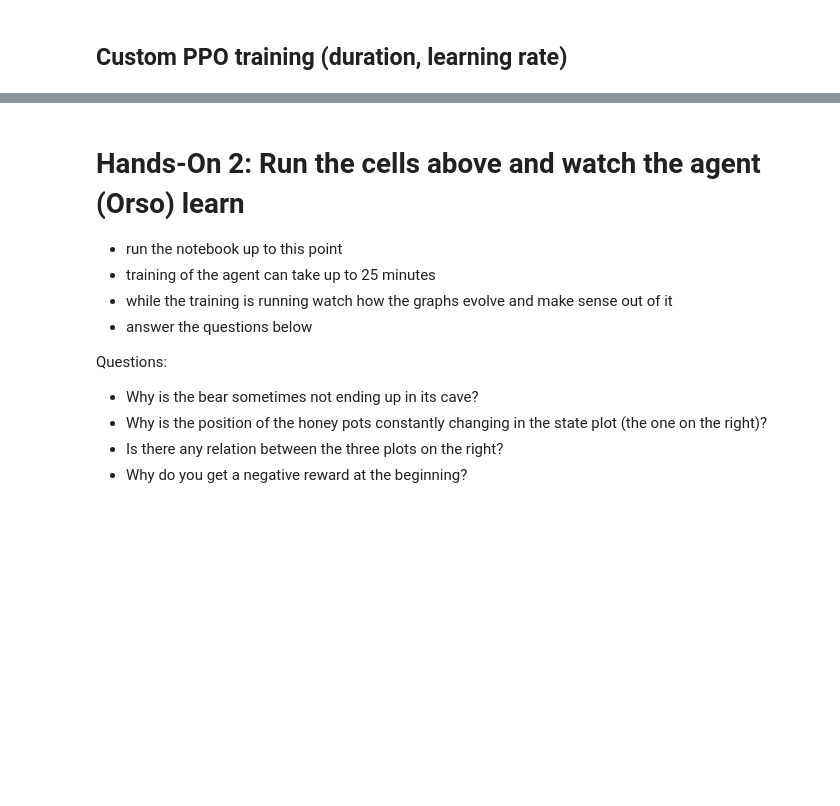
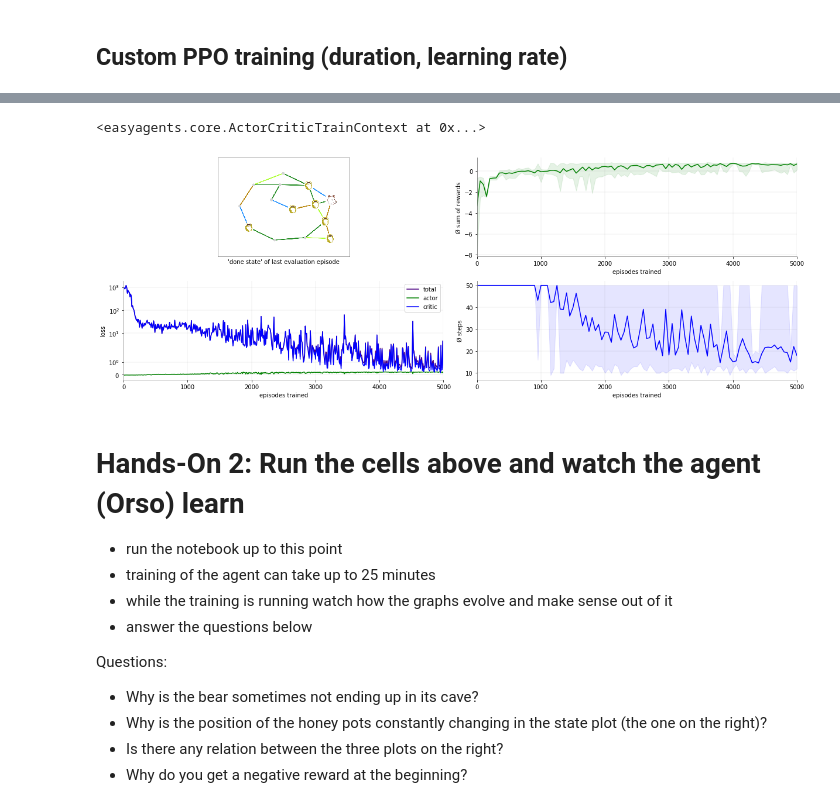
Before and after one commit to christianhidber/easyagents, a Jupyter notebook: jupyter_notebooks/workshop/orso.ipynb, the cells around one changed output, grey strips where cells are left out. Drawn from its saved outputs; the diff is of its cells as text; code cells hidden in the pictures; blank space fills up the shorter version.

```diff
--- a/jupyter_notebooks/workshop/orso.ipynb
+++ b/jupyter_notebooks/workshop/orso.ipynb
@@ -532,7 +525,6 @@ ppoAgent = PpoAgent(gym_env_name='Orso-v1', fc_layers=(500,500,500))
 
 plots = [plot.State(), plot.Rewards(), plot.Loss(), plot.Steps(), plot.ToMovie()]
 ppoAgent.train(plots,
-               default_callbacks=False,
                learning_rate=1e-4,
                num_iterations = 500,
                num_episodes_per_iteration = 10,
@@ -545,3 +536,5 @@ Wall time: 24min 57s
+<easyagents.core.ActorCriticTrainContext at 0x...>
+[figure, added]
 # %% [markdown]
 # Hands-On 2: Run the cells above and watch the agent (Orso) learn
 
```
Also changed, not shown: parts of 8 cells of this notebook.
